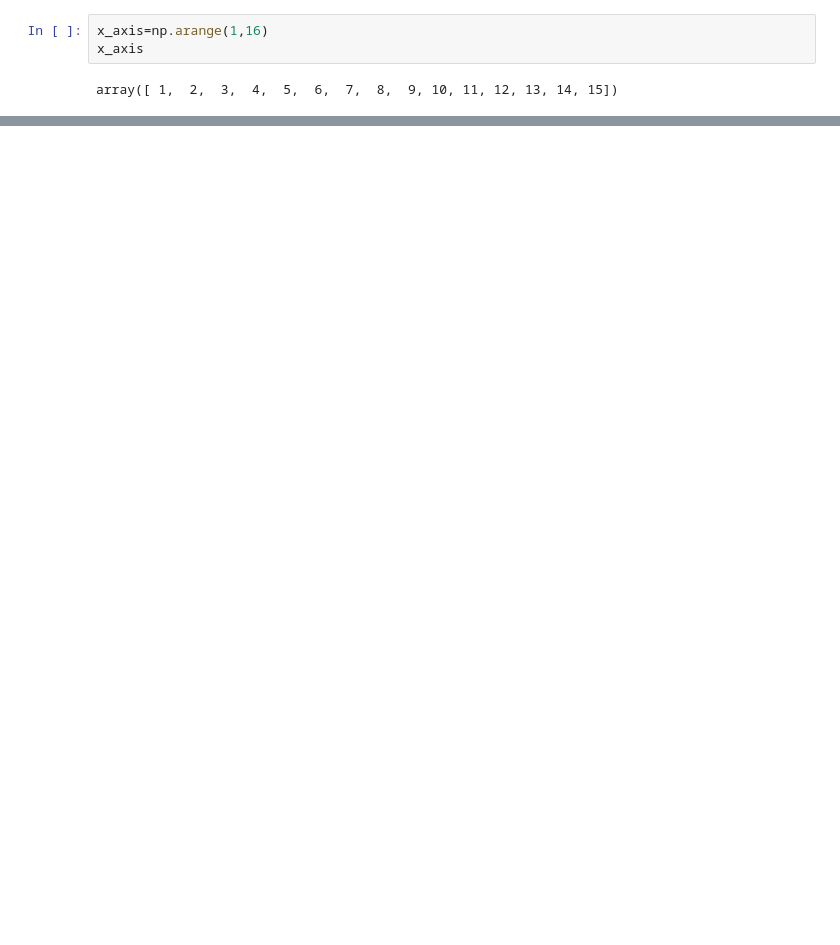
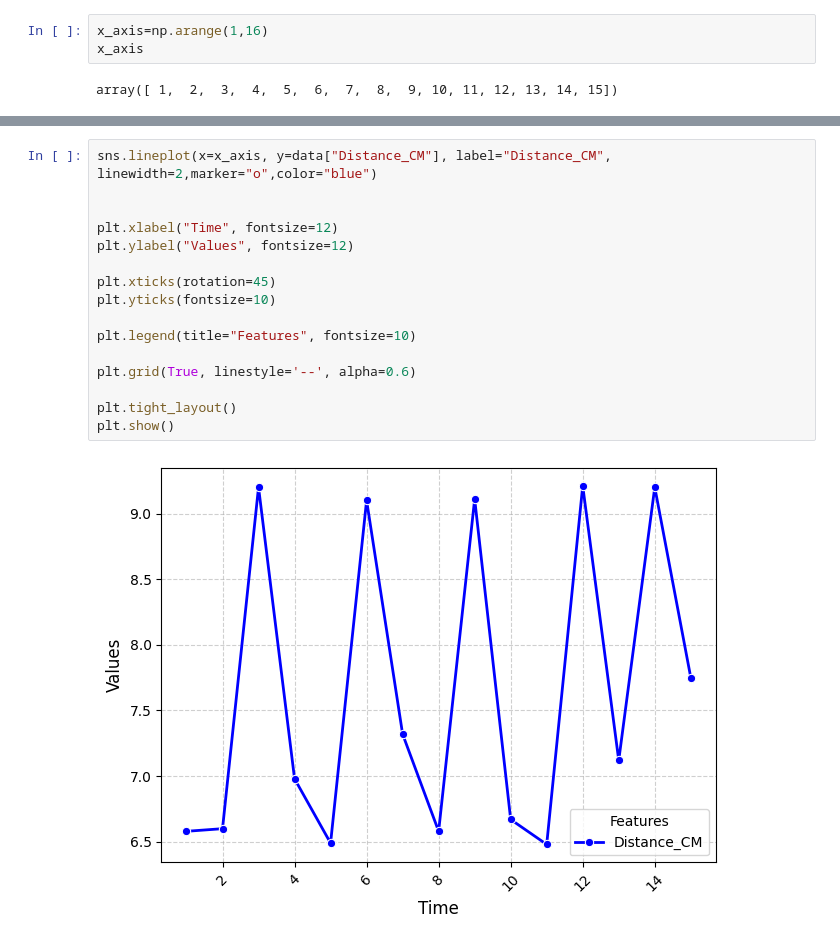
Before and after one commit to SalemElbermawy/WEB_CAP, a Jupyter notebook: test_five.ipynb, the cells around one changed output, grey strips where cells are left out. Drawn from its saved outputs; the diff is of its cells as text; blank space fills up the shorter version.

```diff
--- a/test_five.ipynb
+++ b/test_five.ipynb
@@ -59,0 +77,18 @@ plt.show()
+# %%
+sns.lineplot(x=x_axis, y=data["Distance_CM"], label="Distance_CM", linewidth=2,marker="o",color="blue")
+
+
+plt.xlabel("Time", fontsize=12)
+plt.ylabel("Values", fontsize=12)
+
+plt.xticks(rotation=45)
+plt.yticks(fontsize=10)
+
+plt.legend(title="Features", fontsize=10)
+
+plt.grid(True, linestyle='--', alpha=0.6)
+
+plt.tight_layout()
+plt.show()
+# %% [output]
+[figure, added]
```
Also changed, not shown: parts of 3 cells of this notebook, 4 other files.
